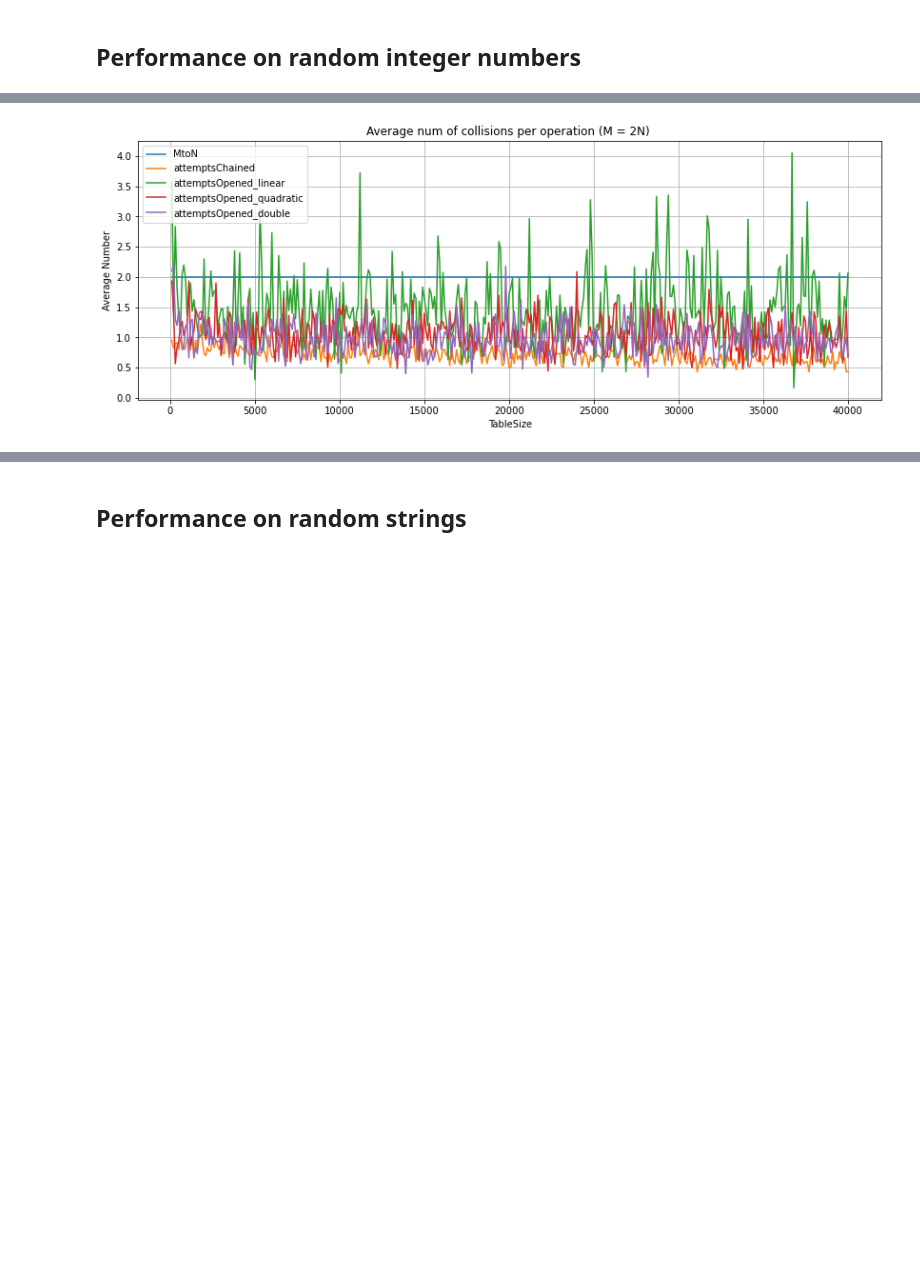
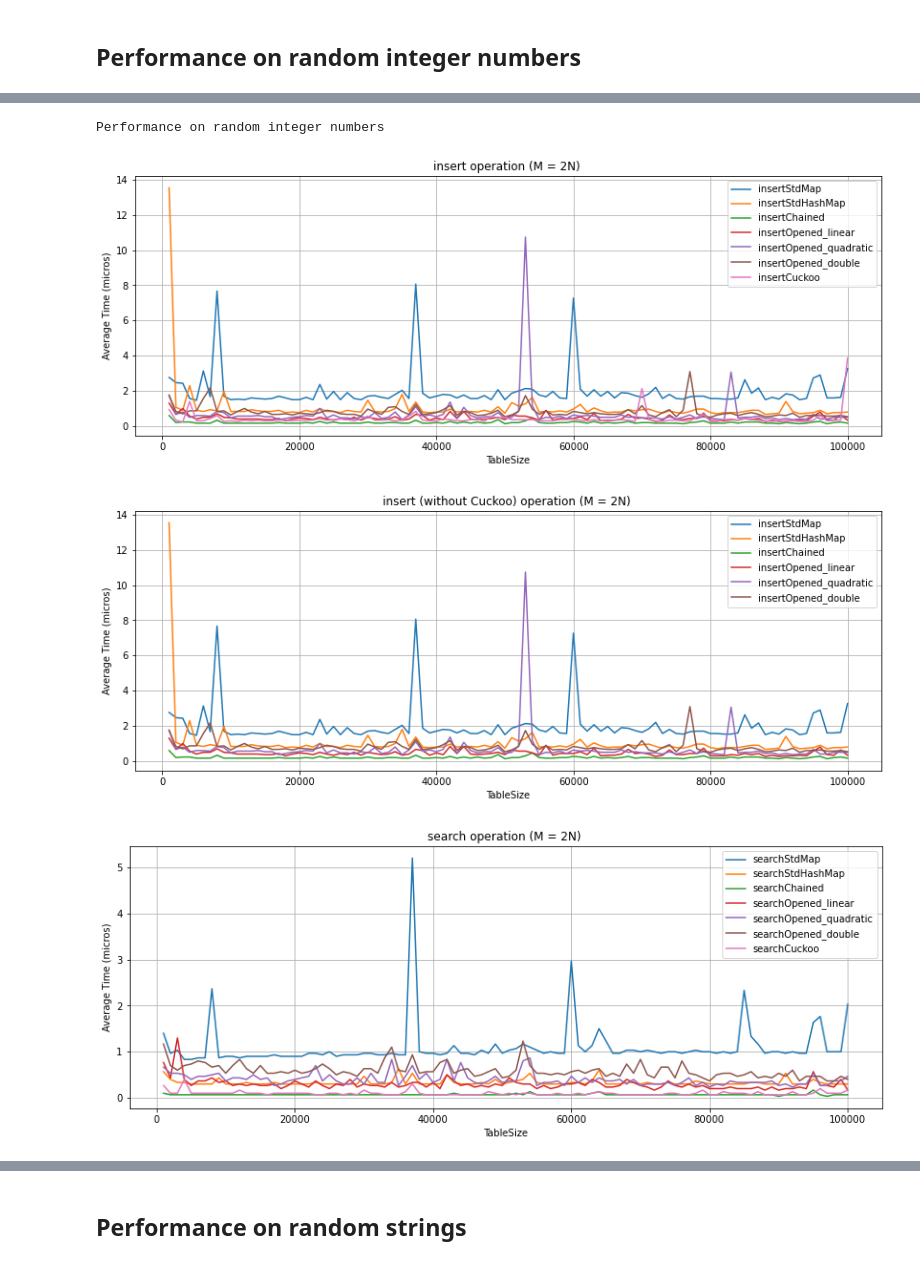
Before and after one commit to CodeSopranos/hashing-algorithms, a Jupyter notebook: report.ipynb, the cells around one changed output, grey strips where cells are left out. Cells and saved outputs as stored; diff of their text form; code cells hidden in the pictures; blank space fills up the shorter version.

```diff
--- a/report.ipynb
+++ b/report.ipynb
@@ -83,20 +182,22 @@ performanceStringM2N.head()
+# %%
+def get_charts(df, groups):
+    for group in groups.keys():
+        df.plot(x='TableSize',
+                y=groups[group],
+                grid=True,
+                figsize=(14, 5)
+            )
+        plt.title(group + ' operation (M = %dN) '%(df['MtoN'].iloc[0]))
+        plt.ylabel('Average Time (micros)')
+        pass
+groups = {'insert':
+    ['insertStdMap', 'insertStdHashMap','insertChained', 'insertOpened_linear', 'insertOpened_quadratic', 'insertOpened_double', 'insertCuckoo'],
+          'insert (without Cuckoo)':
+    ['insertStdMap', 'insertStdHashMap','insertChained', 'insertOpened_linear', 'insertOpened_quadratic', 'insertOpened_double'],
+          'search':
+    ['searchStdMap', 'searchStdHashMap','searchChained', 'searchOpened_linear', 'searchOpened_quadratic', 'searchOpened_double', 'searchCuckoo'],
+          'delete':
+    ['deleteStdMap', 'deleteStdHashMap','deleteChained', 'deleteOpened_linear', 'deleteOpened_quadratic', 'deleteOpened_double', 'deleteCuckoo'],
+}
 # %% [markdown]
 ## Performance on random integer numbers
-# %%
-print('Performance on random integer numbers')
-groups = {'insert':
-    ['insertStdMap', 'insertStdHashMap','insertChained', 'insertOpened_linear', 'insertOpened_quadratic', 'insertOpened_double'],
-          'search':
-    ['searchStdMap', 'searchStdHashMap','searchChained', 'searchOpened_linear', 'searchOpened_quadratic', 'searchOpened_double'],
-          'delete':
-    ['deleteStdMap', 'deleteStdHashMap','deleteChained', 'deleteOpened_linear', 'deleteOpened_quadratic', 'deleteOpened_double'],
-}
-for group in groups.keys():
-    performanceIntegerM2N.plot(x='TableSize',
-                                y=groups[group],
-                                grid=True,
-                                figsize=(14, 5)
-                           )
-    plt.title(group + ' operation (M = %dN) '%(performanceIntegerM2N['MtoN'].iloc[0]))
-    plt.ylabel('Average Time (micros)')
-    pass
@@ -108,12 +204,9 @@ Performance on random integer numbers
-# %%
-col = ['MtoN', 'attemptsChained', 'attemptsOpened_linear', 'attemptsOpened_quadratic', 'attemptsOpened_double']
-performanceIntegerM2N.plot(x='TableSize',
-                           y=col,
-                           grid=True,
-                           figsize=(14, 5)
-                           )
-plt.title('Average num of collisions per operation (M = %dN) '%(performanceIntegerM2N['MtoN'].iloc[0]))
-plt.ylabel('Average Number')
-pass
-# %% [output]
-[figure, removed]
+# %%
+print('Performance on random integer numbers')
+
+get_charts(performanceIntegerM2N, groups)
+# %% [output]
+Performance on random integer numbers
+[figure, added]
+[figure, added]
+[figure, added]
```
Also changed, not shown: parts of 21 cells of this notebook, 28 other files.
